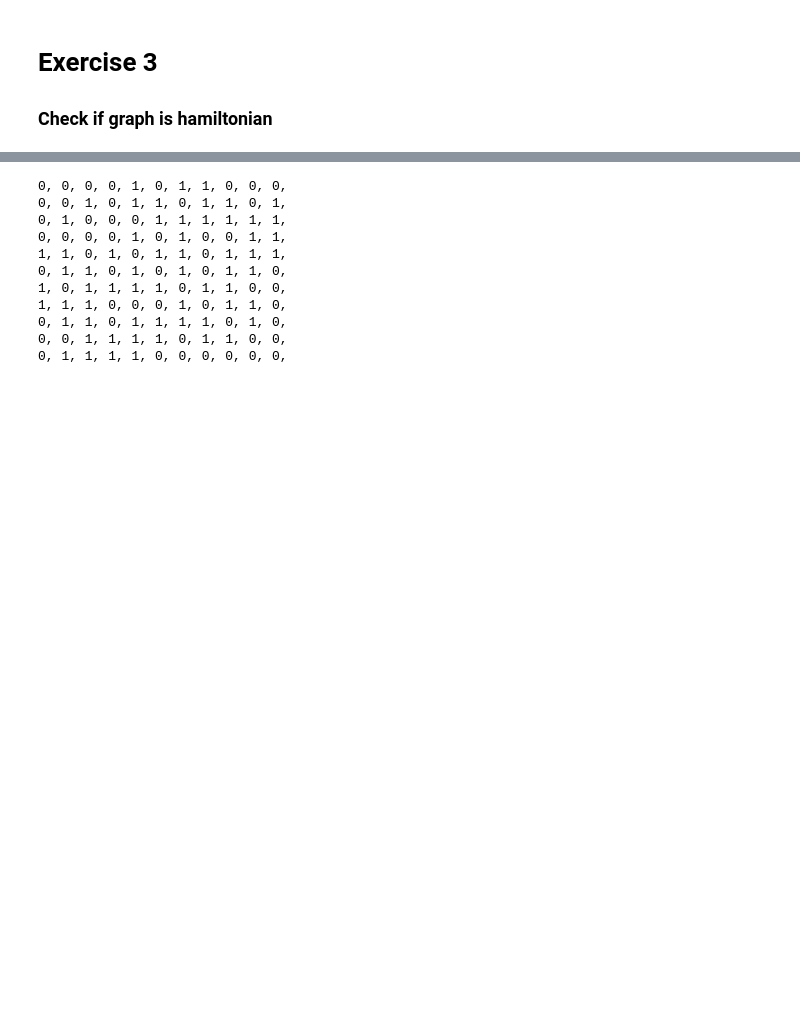
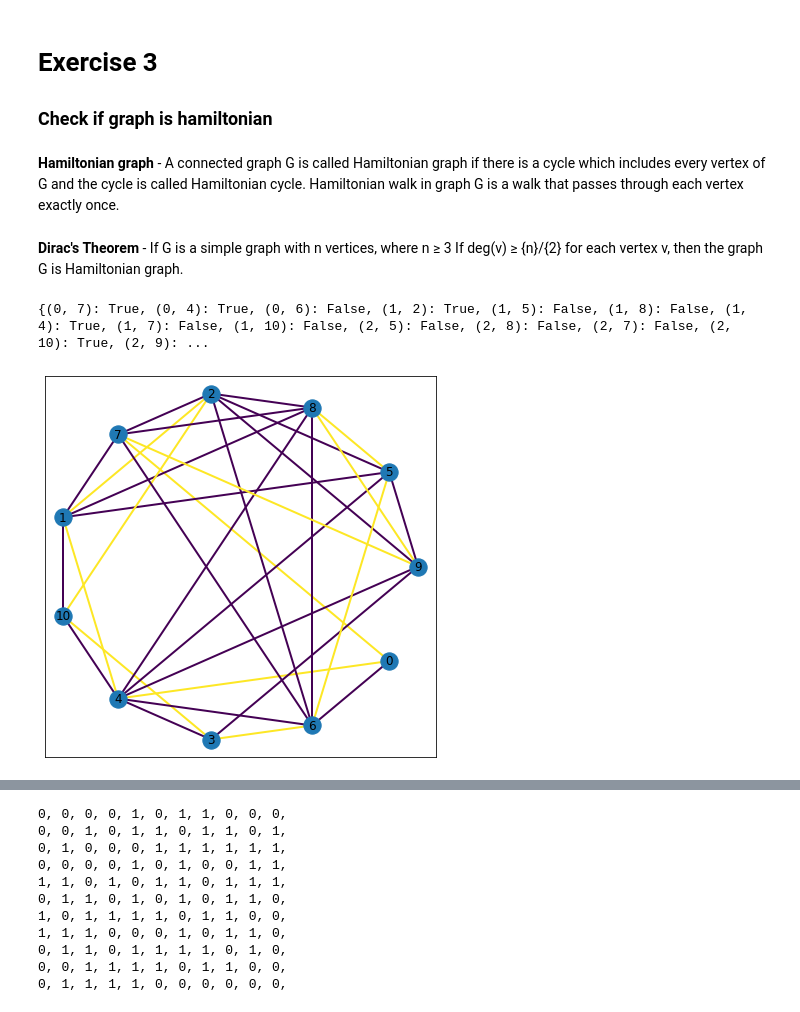
Before and after one commit to Laronk/graphs_project, a Jupyter notebook: Exercises/exercises.ipynb, the cells around one changed output, grey strips where cells are left out. Saved outputs shown, nothing was run; the diff lists cells and outputs as text; code cells hidden in the pictures; blank space fills up the shorter version.

Commit message:
Complete exercise 3, draw hamiltonian path and cycle

```diff
--- a/Exercises/exercises.ipynb
+++ b/Exercises/exercises.ipynb
@@ -68,3 +68,36 @@ DataFrame(incidence_matrix)
 # %% [markdown]
 # Exercise 3
 ### Check if graph is hamiltonian
+# %% [markdown]
+**Hamiltonian graph** - A connected graph G is called Hamiltonian graph if there is a cycle which includes every vertex of G and the cycle is called Hamiltonian cycle. Hamiltonian walk in graph G is a walk that passes through each vertex exactly once.
+# %% [markdown]
+**Dirac's Theorem** - If G is a simple graph with n vertices, where n ≥ 3 If deg(v) ≥ {n}/{2} for each vertex v, then the graph G is Hamiltonian graph.
+# %%
+hamilton_cycle = [0, 4, 1, 2, 10, 3, 6, 5, 8, 9, 7, 0]
+# %%
+hamilton_cycle_edges = []
+for v1, v2 in list(zip(hamilton_cycle, hamilton_cycle[1:])):
+    hamilton_cycle_edges.append((v1, v2))
+
+hamilton_cycle_edges_to_colors = {edge: (edge in hamilton_cycle_edges or edge[::-1] in hamilton_cycle_edges) for edge in G.edges()}
+
+print(hamilton_cycle_edges_to_colors)
+# %% [output]
+{(0, 7): True, (0, 4): True, (0, 6): False, (1, 2): True, (1, 5): False, (1, 8): False, (1, 4): True, (1, 7): False, (1, 10): False, (2, 5): False, (2, 8): False, (2, 7): False, (2, 10): True, (2, 9): ...
+# %%
+plt.figure(figsize=(7, 7))
+ax = plt.axes()
+ax.set_facecolor("white")
+
+options = {
+    "edge_color": list(hamilton_cycle_edges_to_colors.values()),
+    'width': 2
+}
+nx.draw_networkx(G, pos=nx.graphviz_layout(G, prog="circo"), **options)
+
+plt.draw()
+plt.savefig("graph_notebook_exer_3_hamilton_cycle.png")
+plt.show()
+plt.close()
+# %% [output]
+[figure, added]
```
Also changed, not shown: parts of 13 cells of this notebook.
